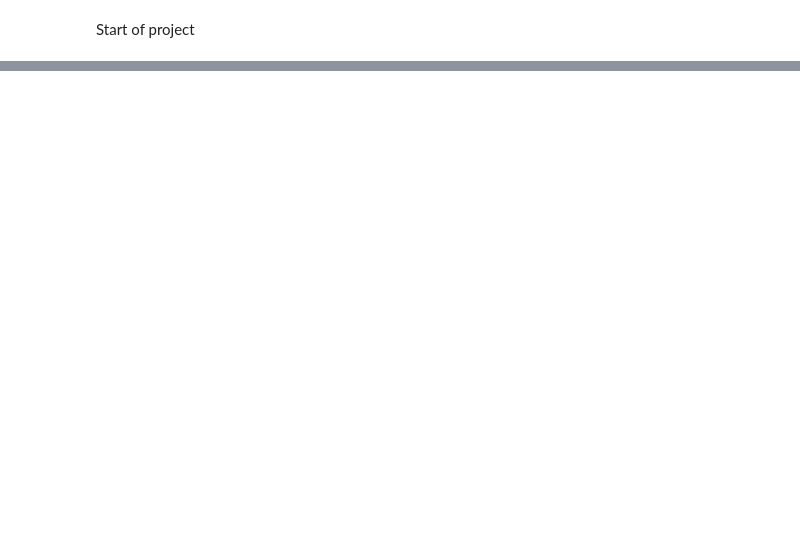
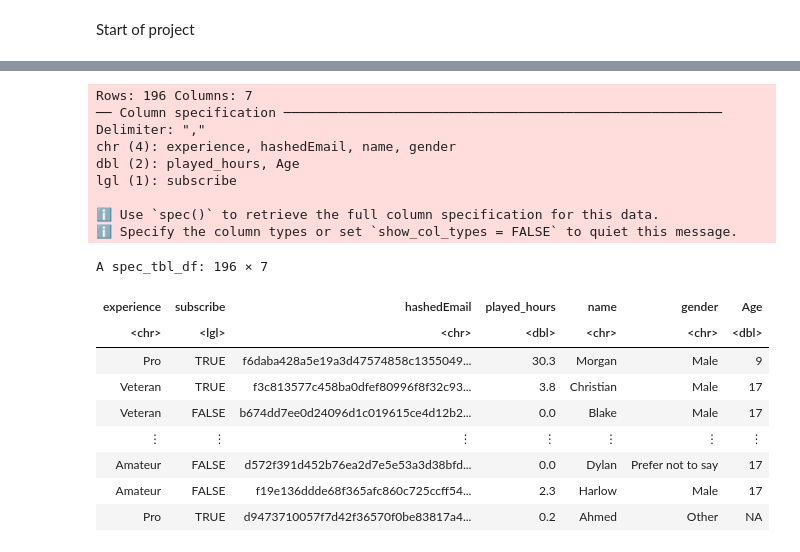
Before and after one commit to autumnbella0121/DSCI100-Group5-GroupProject, a Jupyter notebook: Untitled.ipynb, the cells around one changed output, grey strips where cells are left out. Saved outputs shown, nothing was run; the diff lists cells and outputs as text; code cells hidden in the pictures; blank space fills up the shorter version.

```diff
--- a/Untitled.ipynb
+++ b/Untitled.ipynb
@@ -27,3 +25,27 @@ source("cleanup.R")
 Warning message in file(filename, "r", encoding = encoding):
 “cannot open file 'cleanup.R': No such file or directory”
 ERROR: Error in file(filename, "r", encoding = encoding): cannot open the connection
+# %%
+player_data <- read_csv("https://raw.githubusercontent.com/Cna-51/minecraft_indiv/refs/heads/main/players%20(1).csv")
+
+player_data
+# %% [output]
+Rows: 196 Columns: 7
+── Column specification ────────────────────────────────────────────────────────
+Delimiter: ","
+chr (4): experience, hashedEmail, name, gender
+dbl (2): played_hours, Age
+lgl (1): subscribe
+
+ℹ Use `spec()` to retrieve the full column specification for this data.
+ℹ Specify the column types or set `show_col_types = FALSE` to quiet this message.
+A spec_tbl_df: 196 × 7
+| experience | subscribe | hashedEmail | played_hours | name | gender | Age |
+| <chr> | <lgl> | <chr> | <dbl> | <chr> | <chr> | <dbl> |
+| Pro | TRUE | f6daba428a5e19a3d47574858c1355049... | 30.3 | Morgan | Male | 9 |
+| Veteran | TRUE | f3c813577c458ba0dfef80996f8f32c93... | 3.8 | Christian | Male | 17 |
+| Veteran | FALSE | b674dd7ee0d24096d1c019615ce4d12b2... | 0.0 | Blake | Male | 17 |
+| ⋮ | ⋮ | ⋮ | ⋮ | ⋮ | ⋮ | ⋮ |
+| Amateur | FALSE | d572f391d452b76ea2d7e5e53a3d38bfd... | 0.0 | Dylan | Prefer not to say | 17 |
+| Amateur | FALSE | f19e136ddde68f365afc860c725ccff54... | 2.3 | Harlow | Male | 17 |
+| Pro | TRUE | d9473710057f7d42f36570f0be83817a4... | 0.2 | Ahmed | Other | NA |
```
Also changed, not shown: parts of 4 cells of this notebook.
